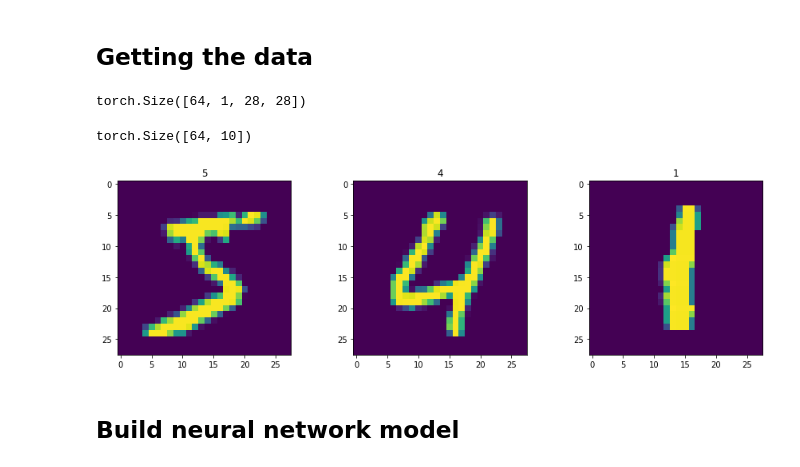
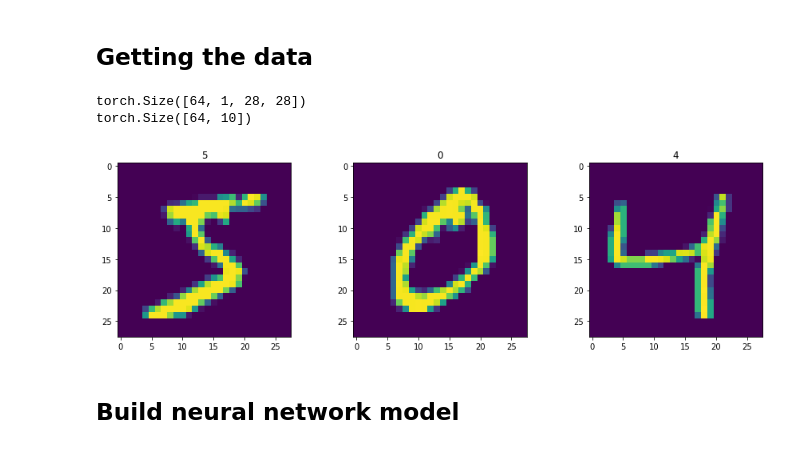
Before and after one commit to rasutt/Neural-nets-in-pytorch, a Jupyter notebook: MNIST handwritten digits.ipynb, the cells around one changed output. Saved outputs shown, nothing was run; the diff lists cells and outputs as text; code cells hidden in the pictures.

```diff
--- a/MNIST handwritten digits.ipynb
+++ b/MNIST handwritten digits.ipynb
@@ -32,24 +19,33 @@ examples = enumerate(train_dataloader)
 # %%
-# Get first sample and check shape
+# Download and/or load dataset (thanks Yann), and transform to tensors, and one-hot encodings
+target_transform = Lambda(lambda y: torch.zeros(10, dtype=torch.float).scatter_(0, torch.tensor(y), value=1))
+train = MNIST(root="data", transform=ToTensor(), target_transform=target_transform, download=True)
+test = MNIST(root="data", transform=ToTensor(), target_transform=target_transform, download=True)
+
+# Make dataloaders
+train_dataloader = DataLoader(train, batch_size=64)
+test_dataloader = DataLoader(test, batch_size=64)
+
+# Enumerate training dataloader
+examples = enumerate(train_dataloader)
+
+# Get first batch of samples and check shape
 batch_idx, (example_data, example_targets) = next(examples)
-example_data.shape
+print(example_data.shape)
+print(example_targets.shape)
 # %% [output]
 torch.Size([64, 1, 28, 28])
+torch.Size([64, 10])
-# %%
-example_targets.shape
-# %% [output]
-torch.Size([64, 10])
 # %%
-# Show first few sample inputs and labels
+# Show first few inputs and labels
 fig, (ax1, ax2, ax3) = plt.subplots(1, 3, figsize=(15, 4))
 for i in range(3):
     ax = [ax1, ax2, ax3][i]
-    ax.imshow(example_data[0][0])
-    ax.set_title(f"{example_targets[0].argmax(0)}")
-    batch_idx, (example_data, example_targets) = next(examples)
+    ax.imshow(example_data[i][0])
+    ax.set_title(f"{example_targets[i].argmax(0)}")
 plt.show()
 # %% [output]
-[figure, old version]
+[figure, new version]
 # %% [markdown]
 ## Build neural network model
 # %%
```
Also changed, not shown: parts of 31 cells of this notebook, 1 other file.
